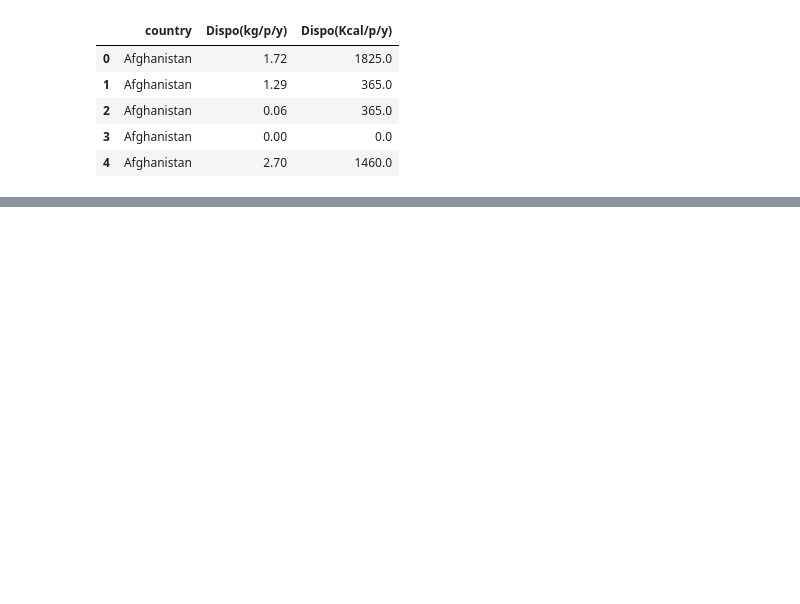
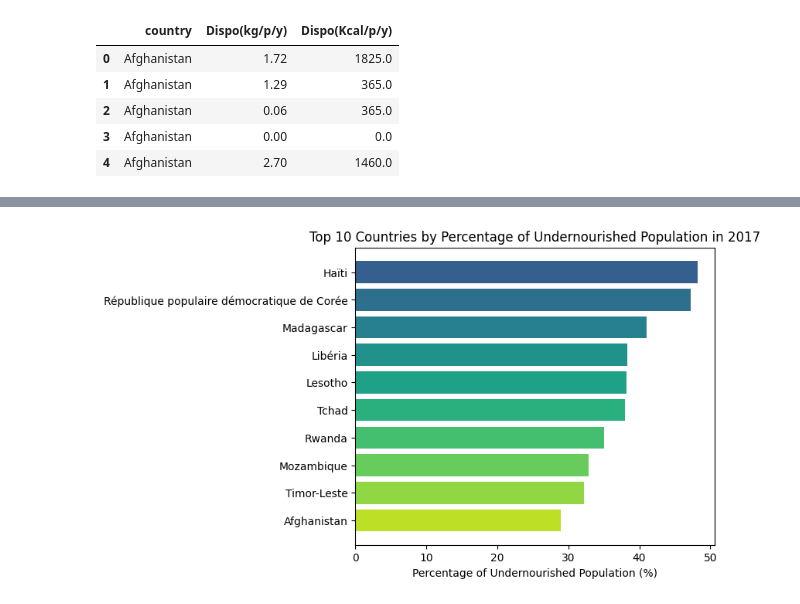
Before and after one commit to zizou47/Data-Science-Projects, a Jupyter notebook: Food, Agriculture Organization (FAO) analysis/analysis.ipynb, the cells around one changed output, grey strips where cells are left out. Drawn from its saved outputs; the diff is of its cells as text; code cells hidden in the pictures; blank space fills up the shorter version.

```diff
--- a/Food, Agriculture Organization (FAO) analysis/analysis.ipynb
+++ b/Food, Agriculture Organization (FAO) analysis/analysis.ipynb
@@ -386,0 +500,4 @@ dispo_kcal_pop17.head()
+# %%
+nut_pop2017['% prop_nut'] = ((nut_pop2017['p/nutrition'] / nut_pop2017.Population)*100).round(2)
+nut_pop2017 = nut_pop2017.sort_values(by =['% prop_nut'], ascending = False)
+nut_pop2017.head(10)
@@ -386,0 +516,12 @@ dispo_kcal_pop17.head()
+# %%
+nut_pop2017 = nut_pop2017.sort_values(by='% prop_nut', ascending=False)
+top_countries = nut_pop2017.head(10)
+
+plt.figure(figsize=(6, 5))
+plt.barh(top_countries['country'], top_countries['% prop_nut'], color=plt.cm.viridis(np.linspace(0.3, 0.9, 10)))
+plt.xlabel('Percentage of Undernourished Population (%)')
+plt.title('Top 10 Countries by Percentage of Undernourished Population in 2017')
+plt.gca().invert_yaxis()
+plt.show()
+# %% [output]
+[figure, added]
```
Also changed, not shown: parts of 74 cells of this notebook, 7 other files.
